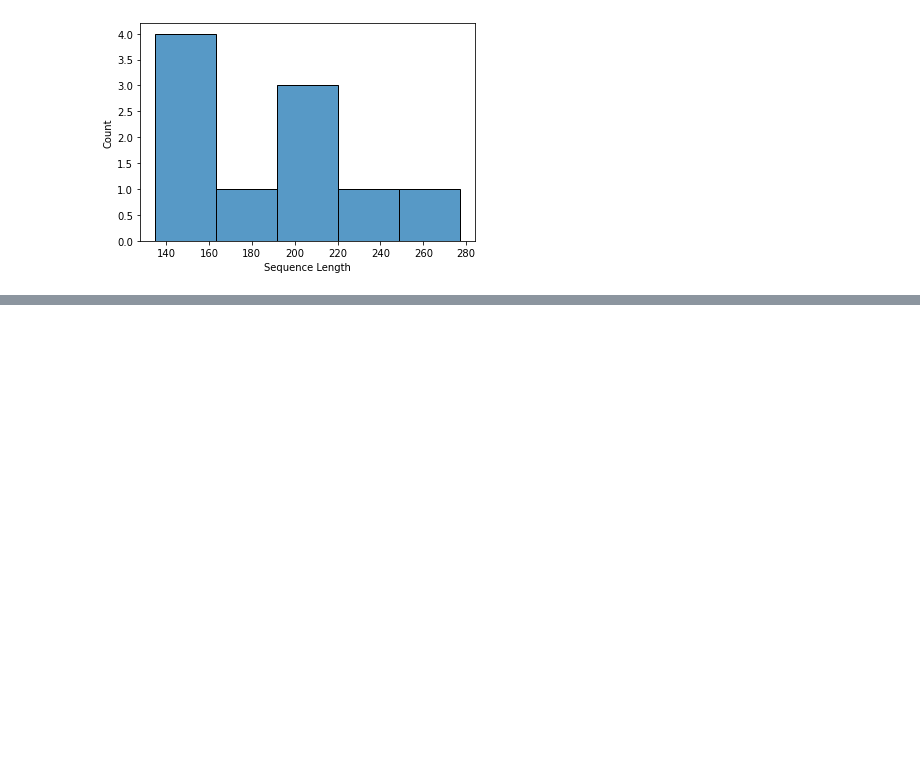
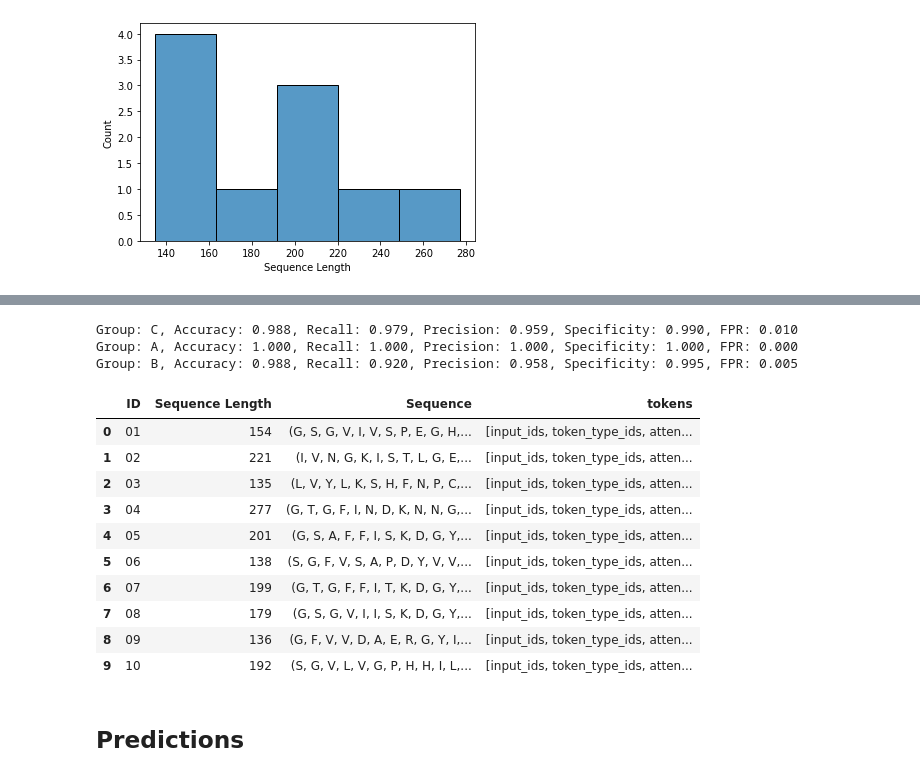
Before and after one commit to s-wheels/verbose-octo-couscous, a Jupyter notebook: submission.ipynb, the cells around one changed output, grey strips where cells are left out. Cells and saved outputs as stored; diff of their text form; code cells hidden in the pictures; blank space fills up the shorter version.

Commit message:
Ran evaluation, predictions and reformatted

```diff
--- a/submission.ipynb
+++ b/submission.ipynb
@@ -335,0 +346,38 @@ trainer.train()
+# %%
+### Calculate evaluation metrics
+for group_class in eval_dataset.data_df["Group_ID"].unique():
+    trues = eval_dataset.data_df[(eval_dataset.data_df["Correct"])]
+    falses = eval_dataset.data_df[~(eval_dataset.data_df["Correct"])]
+
+    tp = len(trues[trues["Group_ID"] == group_class])
+    fp = len(falses[falses["Group_ID_Predicted"] == group_class])
+    tn = len(trues[trues["Group_ID_Predicted"] != group_class])
+    fn = len(falses[falses["Group_ID"] == group_class])
+    acc = (tp + tn) / (tp + tn + fp + fn)
+    recall = tp / (tp + fn)
+    precision = tp / (tp + fp)
+    specificity = tn / (tn + fp)
+    fpr = fp / (fp + tn)
+    print(
+        f"Group: {group_class}, Accuracy: {acc:.3f}, Recall: {recall:.3f}, Precision: {precision:.3f}, Specificity: {specificity:.3f}, FPR: {fpr:.3f}"
+    )
+# %% [output]
+Group: C, Accuracy: 0.988, Recall: 0.979, Precision: 0.959, Specificity: 0.990, FPR: 0.010
+Group: A, Accuracy: 1.000, Recall: 1.000, Precision: 1.000, Specificity: 1.000, FPR: 0.000
+Group: B, Accuracy: 0.988, Recall: 0.920, Precision: 0.958, Specificity: 0.995, FPR: 0.005
+# %%
+pred_dataset.data_df
+# %% [output]
+|  | ID | Sequence Length | Sequence | tokens |
+| 0 | 01 | 154 | (G, S, G, V, I, V, S, P, E, G, H,... | [input_ids, token_type_ids, atten... |
+| 1 | 02 | 221 | (I, V, N, G, K, I, S, T, L, G, E,... | [input_ids, token_type_ids, atten... |
+| 2 | 03 | 135 | (L, V, Y, L, K, S, H, F, N, P, C,... | [input_ids, token_type_ids, atten... |
+| 3 | 04 | 277 | (G, T, G, F, I, N, D, K, N, N, G,... | [input_ids, token_type_ids, atten... |
+| 4 | 05 | 201 | (G, S, A, F, F, I, S, K, D, G, Y,... | [input_ids, token_type_ids, atten... |
+| 5 | 06 | 138 | (S, G, F, V, S, A, P, D, Y, V, V,... | [input_ids, token_type_ids, atten... |
+| 6 | 07 | 199 | (G, T, G, F, F, I, T, K, D, G, Y,... | [input_ids, token_type_ids, atten... |
+| 7 | 08 | 179 | (G, S, G, V, I, I, S, K, D, G, Y,... | [input_ids, token_type_ids, atten... |
+| 8 | 09 | 136 | (G, F, V, V, D, A, E, R, G, Y, I,... | [input_ids, token_type_ids, atten... |
+| 9 | 10 | 192 | (S, G, V, L, V, G, P, H, H, I, L,... | [input_ids, token_type_ids, atten... |
+# %% [markdown]
+## Predictions
```
Also changed, not shown: parts of 24 cells of this notebook, 1 other file.
